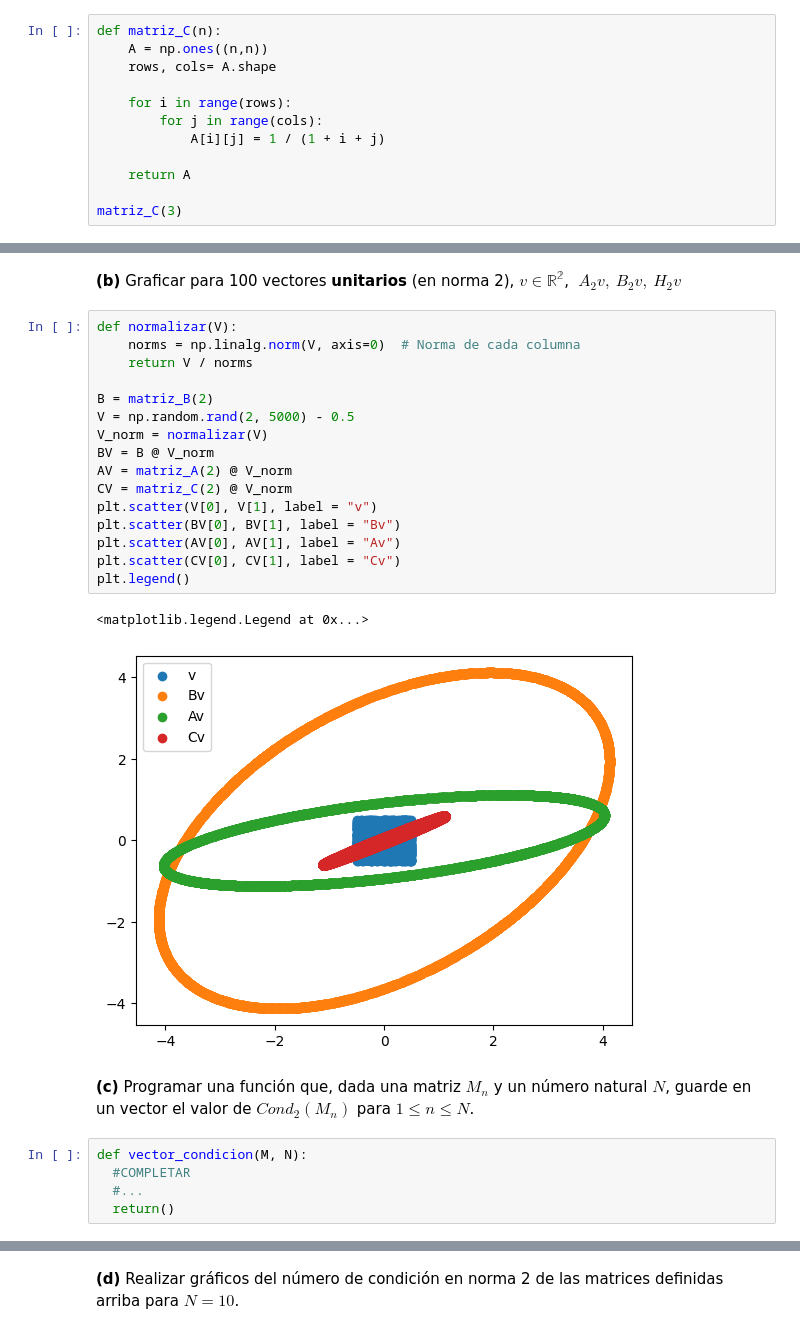
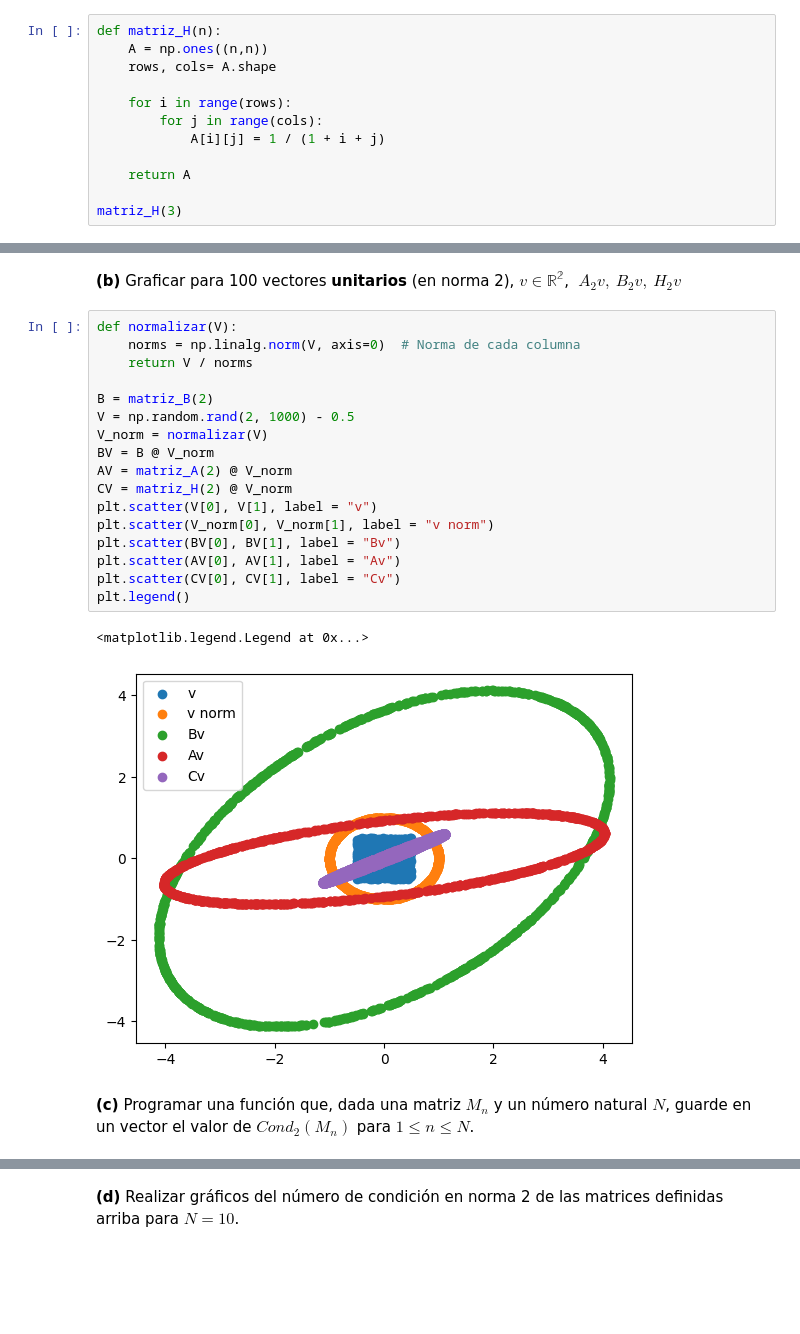
Before and after one commit to agusruss0/ALC-2C-2024, a Jupyter notebook: Laboratorio/clase 3/labo04_nro_de_condicion.ipynb, the cells around one changed output, grey strips where cells are left out. Saved outputs shown, nothing was run; the diff lists cells and outputs as text; blank space fills up the shorter version.

```diff
--- a/Laboratorio/clase 3/labo04_nro_de_condicion.ipynb
+++ b/Laboratorio/clase 3/labo04_nro_de_condicion.ipynb
@@ -118,7 +118,7 @@ def matriz_B(n):
   B = np.eye(n, k=-1) + 4*np.eye(n, k=0) + np.eye(n, k=1)
   return B
 # %%
-def matriz_C(n):
+def matriz_H(n):
     A = np.ones((n,n))
     rows, cols= A.shape
 
@@ -128,7 +128,7 @@ def matriz_C(n):
 
     return A
 
-matriz_C(3)
+matriz_H(3)
 # %% [output]
 array([[1.        , 0.5       , 0.33333333],
        [0.5       , 0.33333333, 0.25      ],
@@ -138,26 +138,22 @@ array([[1.        , 0.5       , 0.33333333],
 # %%
 def normalizar(V):
     norms = np.linalg.norm(V, axis=0)  # Norma de cada columna
     return V / norms
 
 B = matriz_B(2)
-V = np.random.rand(2, 5000) - 0.5
+V = np.random.rand(2, 1000) - 0.5
 V_norm = normalizar(V)
 BV = B @ V_norm
 AV = matriz_A(2) @ V_norm
-CV = matriz_C(2) @ V_norm
+CV = matriz_H(2) @ V_norm
 plt.scatter(V[0], V[1], label = "v")
+plt.scatter(V_norm[0], V_norm[1], label = "v norm")
 plt.scatter(BV[0], BV[1], label = "Bv")
 plt.scatter(AV[0], AV[1], label = "Av")
 plt.scatter(CV[0], CV[1], label = "Cv")
 plt.legend()
 # %% [output]
 <matplotlib.legend.Legend at 0x...>
-[figure, old version]
+[figure, new version]
 # %% [markdown]
 **(c)** Programar una función que, dada una matriz $M_n$ y un número natural $N$, guarde en un vector el valor de $Cond_2(M_n)$ para $1\leq n \leq N$.
-# %%
-def vector_condicion(M, N):
-  #COMPLETAR
-  #...
-  return()
```
Also changed, not shown: parts of 1 cell of this notebook.
